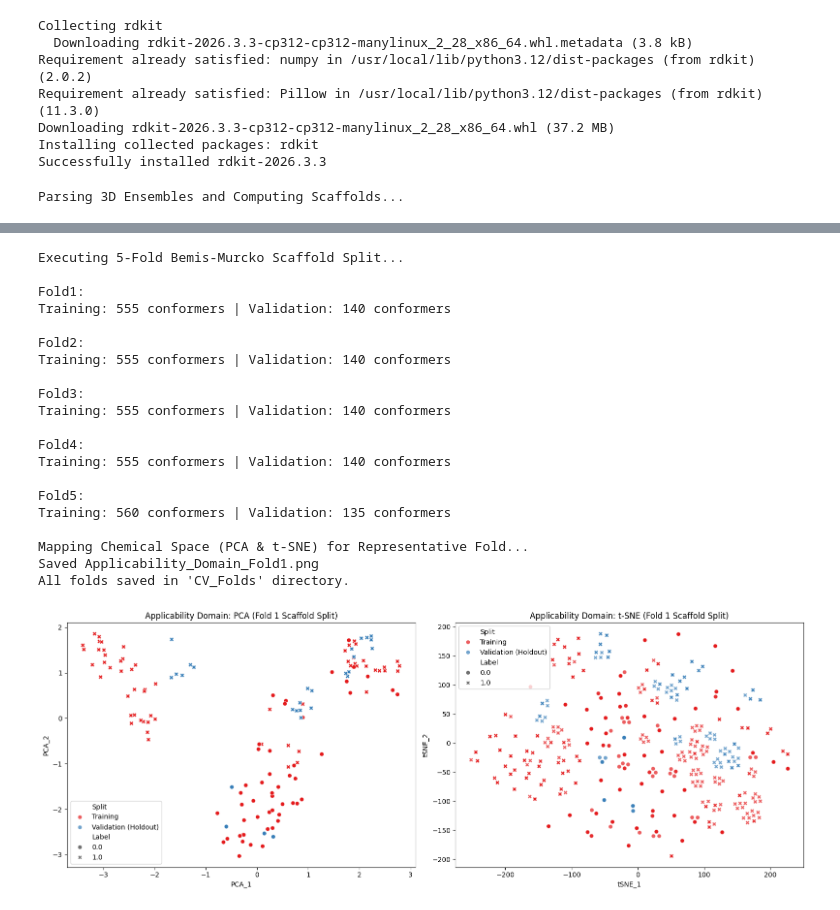
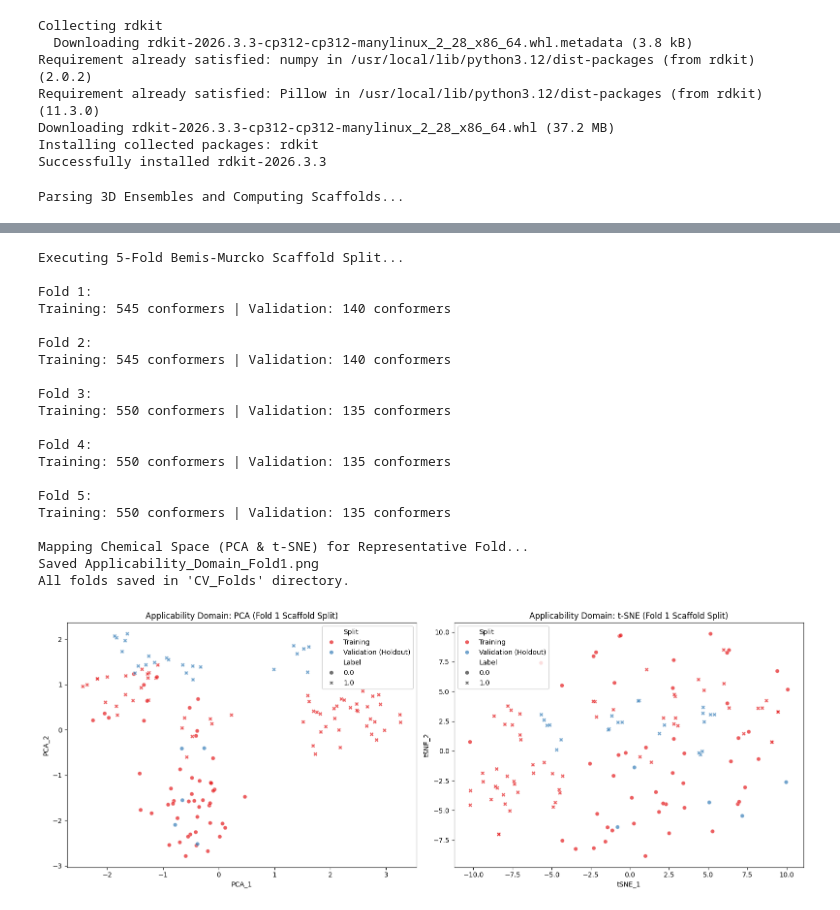
Before and after one commit to obedglanson/senior_project_slc6a14, a Jupyter notebook: split_AD.ipynb, the cells around one changed output, grey strips where cells are left out. Drawn from its saved outputs; the diff is of its cells as text; code cells hidden in the pictures.

```diff
--- a/split_AD.ipynb
+++ b/split_AD.ipynb
@@ -36,11 +36,14 @@ def extract_scaffolds_and_features(sdf_path, label, dataset_name):
 
         parent_id = mol.GetProp("Parent_ID") if mol.HasProp("Parent_ID") else mol.GetProp("_Name")
 
+        # Create a temporary 2D version to safely calculate topological features
+        mol_2d = Chem.RemoveHs(mol)
+
         # 1. Bemis-Murcko Scaffold Calculation
-        scaffold = MurckoScaffold.MurckoScaffoldSmiles(mol=mol, includeChirality=False)
+        scaffold = MurckoScaffold.MurckoScaffoldSmiles(mol=mol_2d, includeChirality=False)
 
         # 2. Morgan Fingerprints (For AD)
-        fp = AllChem.GetMorganFingerprintAsBitVect(mol, 2, nBits=2048)
+        fp = AllChem.GetMorganFingerprintAsBitVect(mol_2d, 2, nBits=2048)
         fp_array = np.zeros((0,), dtype=np.int8)
         Chem.DataStructs.ConvertToNumpyArray(fp, fp_array)
 
@@ -50,7 +53,7 @@ def extract_scaffolds_and_features(sdf_path, label, dataset_name):
             'Label': label,
             'Dataset': dataset_name,
             'Fingerprint': fp_array,
-            'Mol_Object': mol
+            'Mol_Object': mol # Keeps the 3D hydrogens and coordinates safe for export
         })
 
     return pd.DataFrame(data)
@@ -74,12 +77,12 @@ def write_split_to_sdf(df, filename):
     writer.close()
 
 fold_num = 1
-# Passing groups to prevent any backend positional matching bugs
+# Passing groups to prevent any positional matching bugs
 for train_idx, val_idx in gkf.split(X=df_master, y=df_master['Label'], groups=df_master['Scaffold']):
     df_train = df_master.iloc[train_idx].copy()
     df_val = df_master.iloc[val_idx].copy()
 
-    print(f"\nFold{fold_num}:")
+    print(f"\nFold {fold_num}:")
     print(f"Training: {len(df_train)} conformers | Validation: {len(df_val)} conformers")
 
     # Export SDFs for this specific fold
@@ -100,31 +103,35 @@ for train_idx, val_idx in gkf.split(X=df_master, y=df_master['Label'], groups=df
 # Applicability Domain Mapping
 
 print("\nMapping Chemical Space (PCA & t-SNE) for Representative Fold...")
-X_embeddings = np.stack(df_mapped_fold1['Fingerprint'].values)
+
+# Deduplicate by Parent_ID so it doesnt plot 5 overlapping 2D points per 3D molecule
+df_plot = df_mapped_fold1.drop_duplicates(subset=['Parent_ID']).copy()
+
+X_embeddings = np.stack(df_plot['Fingerprint'].values)
 
 # PCA
 pca = PCA(n_components=2)
 pca_results = pca.fit_transform(X_embeddings)
-df_mapped_fold1['PCA_1'] = pca_results[:, 0]
-df_mapped_fold1['PCA_2'] = pca_results[:, 1]
+df_plot['PCA_1'] = pca_results[:, 0]
+df_plot['PCA_2'] = pca_results[:, 1]
 
 # t-SNE
 tsne = TSNE(n_components=2, perplexity=30, random_state=42)
 tsne_results = tsne.fit_transform(X_embeddings)
-df_mapped_fold1['tSNE_1'] = tsne_results[:, 0]
-df_mapped_fold1['tSNE_2'] = tsne_results[:, 1]
+df_plot['tSNE_1'] = tsne_results[:, 0]
+df_plot['tSNE_2'] = tsne_results[:, 1]
 
 # Plotting Configuration
 fig, axes = plt.subplots(1, 2, figsize=(16, 6))
 
 # PCA Plot
 sns.scatterplot(x='PCA_1', y='PCA_2', hue='Split', style='Label',
-                palette='Set1', data=df_mapped_fold1, ax=axes[0], alpha=0.7)
+                palette='Set1', data=df_plot, ax=axes[0], alpha=0.7)
 axes[0].set_title('Applicability Domain: PCA (Fold 1 Scaffold Split)')
 
 # t-SNE Plot
 sns.scatterplot(x='tSNE_1', y='tSNE_2', hue='Split', style='Label',
-                palette='Set1', data=df_mapped_fold1, ax=axes[1], alpha=0.7)
+                palette='Set1', data=df_plot, ax=axes[1], alpha=0.7)
 axes[1].set_title('Applicability Domain: t-SNE (Fold 1 Scaffold Split)')
 
 plt.tight_layout()
@@ -153,21 +160,21 @@ Parsing 3D Ensembles and Computing Scaffolds...
 Executing 5-Fold Bemis-Murcko Scaffold Split...
 
-Fold1:
-Training: 555 conformers | Validation: 140 conformers
+Fold 1:
+Training: 545 conformers | Validation: 140 conformers
 
-Fold2:
-Training: 555 conformers | Validation: 140 conformers
+Fold 2:
+Training: 545 conformers | Validation: 140 conformers
 
-Fold3:
-Training: 555 conformers | Validation: 140 conformers
+Fold 3:
+Training: 550 conformers | Validation: 135 conformers
 
-Fold4:
-Training: 555 conformers | Validation: 140 conformers
+Fold 4:
+Training: 550 conformers | Validation: 135 conformers
 
-Fold5:
-Training: 560 conformers | Validation: 135 conformers
+Fold 5:
+Training: 550 conformers | Validation: 135 conformers
 
 Mapping Chemical Space (PCA & t-SNE) for Representative Fold...
 Saved Applicability_Domain_Fold1.png
 All folds saved in 'CV_Folds' directory.
-[figure, old version]
+[figure, new version]
```
Also changed, not shown: parts of 1 cell of this notebook.
